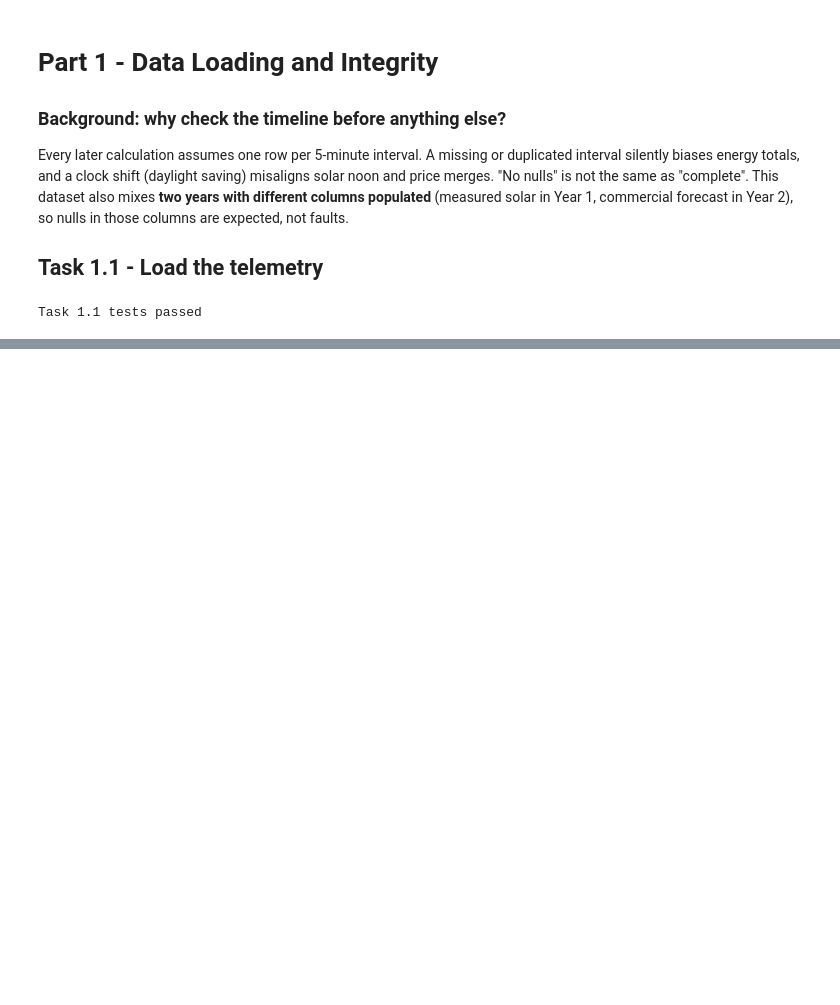
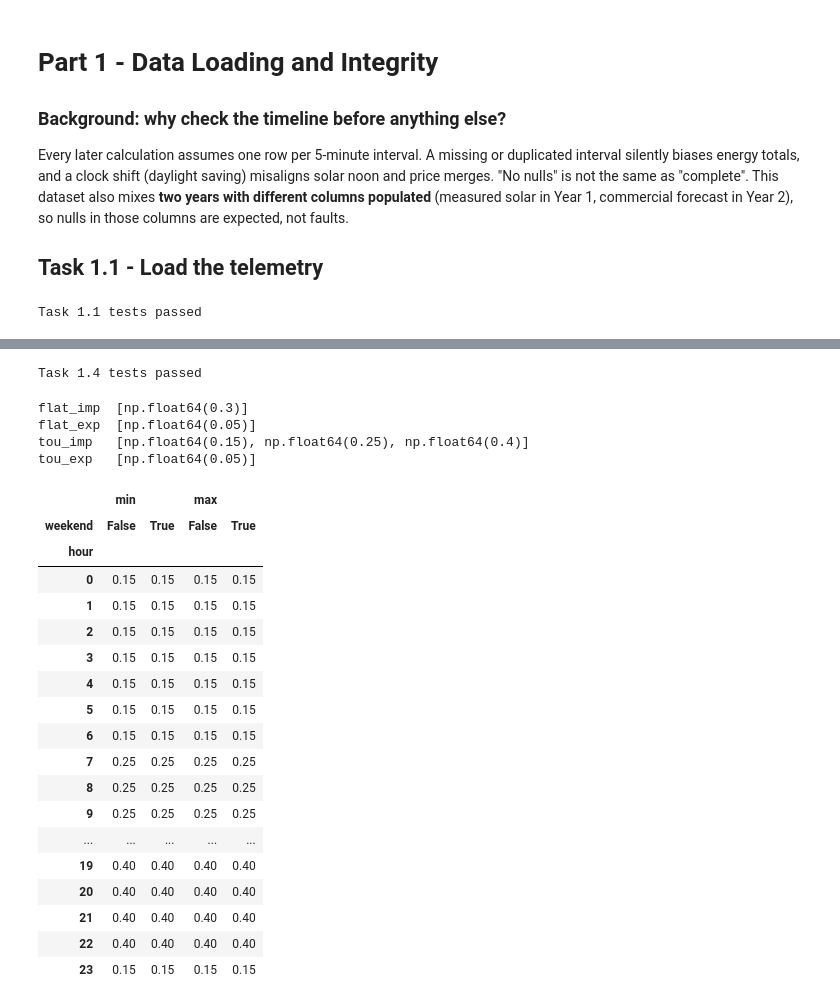
Before and after one commit to 7ayatibp/SOLA, a Jupyter notebook: SOLA4237_Assignment2.ipynb, the cells around one changed output, grey strips where cells are left out. Saved outputs shown, nothing was run; the diff lists cells and outputs as text; code cells hidden in the pictures; blank space fills up the shorter version.

Commit message:
Complete Part 1 (Tasks 1.2-1.6, findings, summary); add AI use log

```diff
--- a/SOLA4237_Assignment2.ipynb
+++ b/SOLA4237_Assignment2.ipynb
@@ -171,0 +336,56 @@ df.head()
+# %%
+def tou_schedule(rate: pd.Series) -> pd.DataFrame:
+    """Hour-of-day x weekday/weekend table of the min and max rate in each hour.
+
+    min == max in every cell means whole-hour boundaries and no seasonal change.
+    min != max flags a mid-hour boundary or a rate that varies across the year.
+    """
+    t = pd.DataFrame({"hour": rate.index.hour,
+                      "weekend": rate.index.dayofweek >= 5,
+                      "rate": rate.values})
+    return t.pivot_table(index="hour", columns="weekend", values="rate", aggfunc=["min", "max"])
+# %%
+"""Tests for Task 1.4"""
+# Saturday 6 Jan and Monday 8 Jan 2024; peak 19:00-23:00, otherwise off-peak
+_i = pd.date_range("2024-01-06", periods=288, freq="5min").append(pd.date_range("2024-01-08", periods=288, freq="5min"))
+_r = pd.Series(np.where((_i.hour >= 19) & (_i.hour < 23), 0.40, 0.15), index=_i)
+_s = tou_schedule(_r)
+assert _s[("min", False)].loc[19] == 0.40 and _s[("min", True)].loc[19] == 0.40     # peak on both day types
+assert _s[("max", False)].loc[3] == 0.15                                             # off-peak overnight
+assert (_s["min"] == _s["max"]).all().all()                                          # whole-hour windows
+
+# A boundary at 16:30 must show up as min != max in hour 16
+_r2 = pd.Series(np.where(_i.hour + _i.minute / 60 >= 16.5, 0.40, 0.15), index=_i)
+_s2 = tou_schedule(_r2)
+assert _s2[("min", False)].loc[16] == 0.15 and _s2[("max", False)].loc[16] == 0.40
+print("Task 1.4 tests passed")
+# %% [output]
+Task 1.4 tests passed
+# %%
+for c in ["flat_imp", "flat_exp", "tou_imp", "tou_exp"]:
+    print(f"{c:9s}", sorted(df[COL[c]].dropna().unique()))
+tou_schedule(df[COL["tou_imp"]])
+# %% [output]
+flat_imp  [np.float64(0.3)]
+flat_exp  [np.float64(0.05)]
+tou_imp   [np.float64(0.15), np.float64(0.25), np.float64(0.4)]
+tou_exp   [np.float64(0.05)]
+|  | min |  | max |  |
+| weekend | False | True | False | True |
+| hour |  |  |  |  |
+| 0 | 0.15 | 0.15 | 0.15 | 0.15 |
+| 1 | 0.15 | 0.15 | 0.15 | 0.15 |
+| 2 | 0.15 | 0.15 | 0.15 | 0.15 |
+| 3 | 0.15 | 0.15 | 0.15 | 0.15 |
+| 4 | 0.15 | 0.15 | 0.15 | 0.15 |
+| 5 | 0.15 | 0.15 | 0.15 | 0.15 |
+| 6 | 0.15 | 0.15 | 0.15 | 0.15 |
+| 7 | 0.25 | 0.25 | 0.25 | 0.25 |
+| 8 | 0.25 | 0.25 | 0.25 | 0.25 |
+| 9 | 0.25 | 0.25 | 0.25 | 0.25 |
+| ... | ... | ... | ... | ... |
+| 19 | 0.40 | 0.40 | 0.40 | 0.40 |
+| 20 | 0.40 | 0.40 | 0.40 | 0.40 |
+| 21 | 0.40 | 0.40 | 0.40 | 0.40 |
+| 22 | 0.40 | 0.40 | 0.40 | 0.40 |
+| 23 | 0.15 | 0.15 | 0.15 | 0.15 |
```
Also changed, not shown: parts of 32 cells of this notebook, 1 other file.
